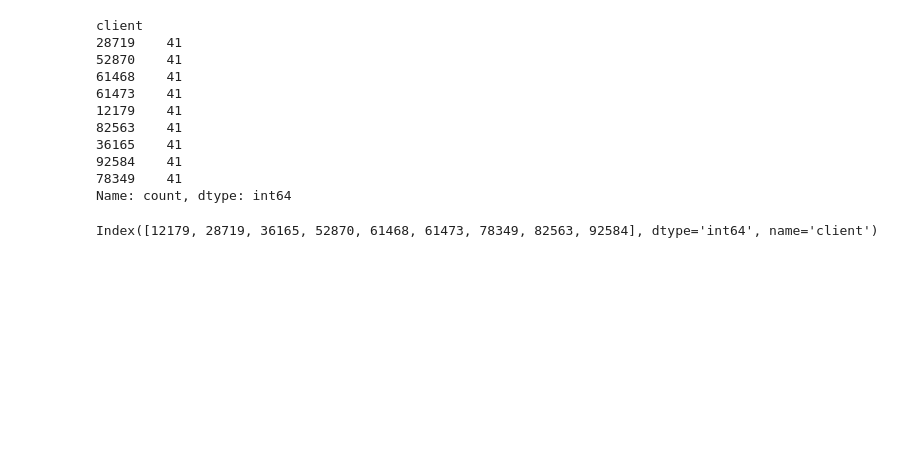
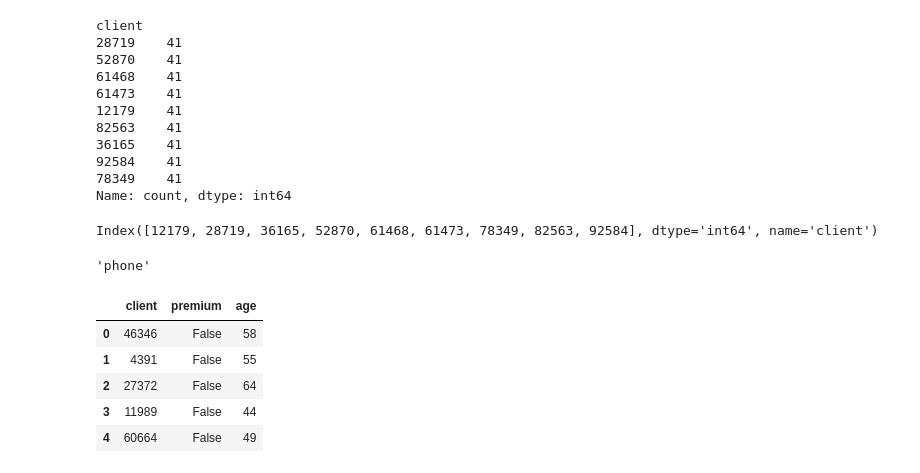
Before and after one commit to abirul3881/Data_analysis_project_one, a Jupyter notebook: Lessen_1/Less_notBook.ipynb, the cells around one changed output. Saved outputs shown, nothing was run; the diff lists cells and outputs as text; code cells hidden in the pictures; blank space fills up the shorter version.

```diff
--- a/Lessen_1/Less_notBook.ipynb
+++ b/Lessen_1/Less_notBook.ipynb
@@ -96,0 +100,16 @@ Index([12179, 28719, 36165, 52870, 61468, 61473, 78349, 82563, 92584], dtype='in
+# %%
+success_rate_max
+# %% [output]
+'phone'
+# %%
+# Какую платформу предпочитают премиумные клиенты?
+
+
+user_data.head()
+# %% [output]
+|  | client | premium | age |
+| 0 | 46346 | False | 58 |
+| 1 | 4391 | False | 55 |
+| 2 | 27372 | False | 64 |
+| 3 | 11989 | False | 44 |
+| 4 | 60664 | False | 49 |
```
Also changed, not shown: parts of 6 cells of this notebook.
